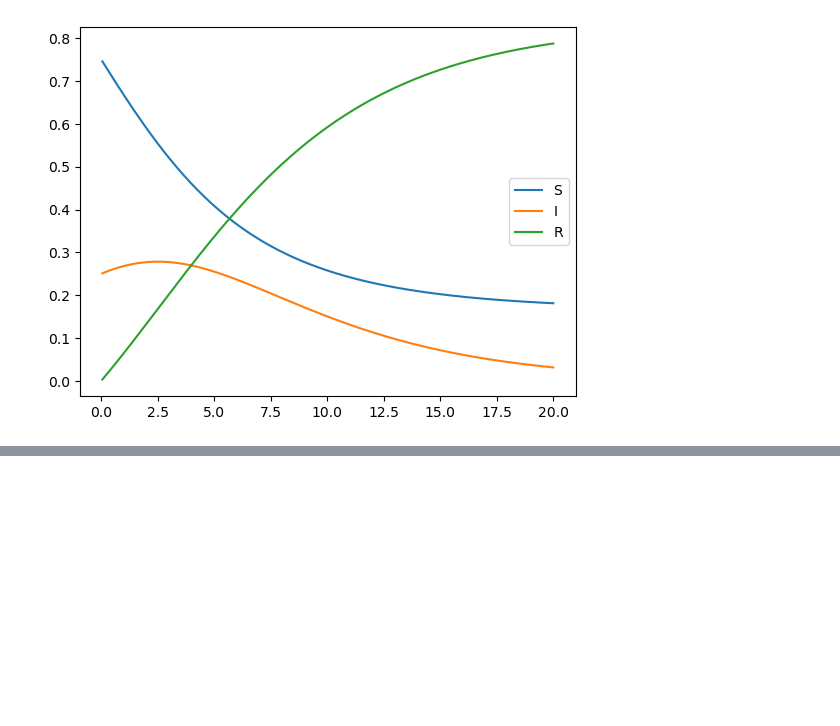
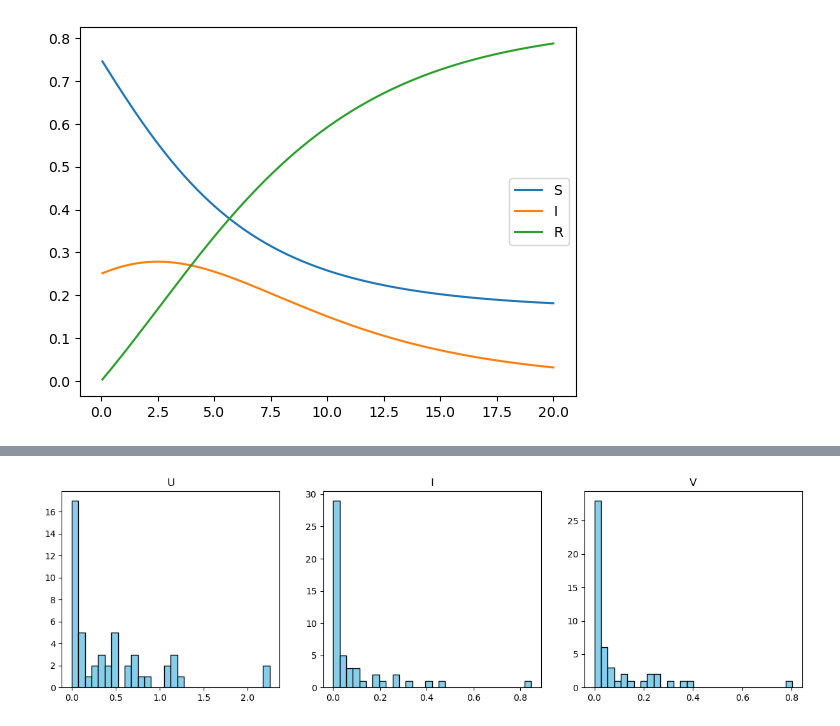
Before and after one commit to rahalnanayakkara/epidemiology_sysID, a Jupyter notebook: SIR_nUIV_fit.ipynb, the cells around one changed output, grey strips where cells are left out. Cells and saved outputs as stored; diff of their text form; code cells hidden in the pictures; blank space fills up the shorter version.

```diff
--- a/SIR_nUIV_fit.ipynb
+++ b/SIR_nUIV_fit.ipynb
@@ -166,0 +199,9 @@ Resetting to t=0.0.
+# %%
+states= ['U', 'I', 'V']
+plt.figure(figsize=(15,4))
+for i in range(3):
+    plt.subplot(1,3,i+1)
+    plt.hist(nUIV_params['x0'][i::3], bins=30, color='skyblue', edgecolor='black')
+    plt.title(states[i])
+# %% [output]
+[figure, added]
```
Also changed, not shown: parts of 8 cells of this notebook, 1 other file.
